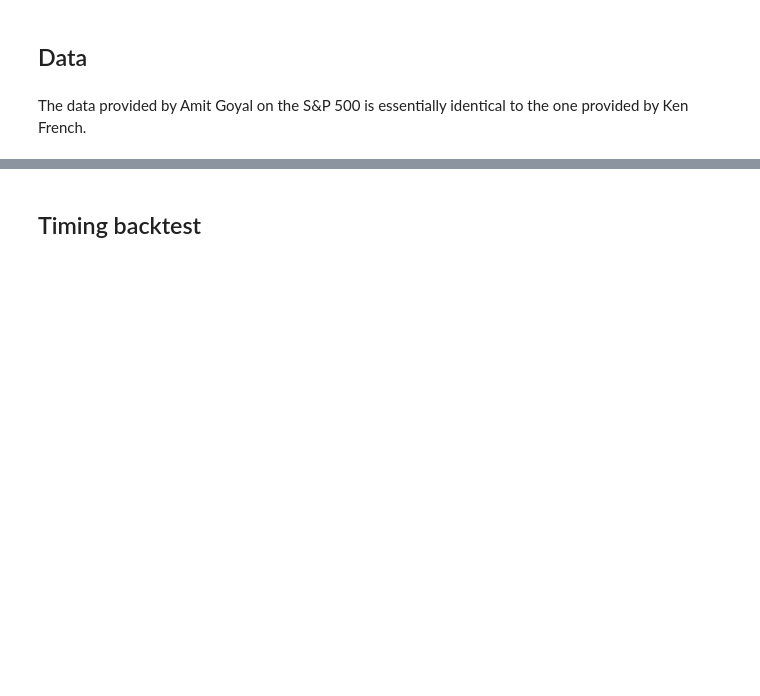
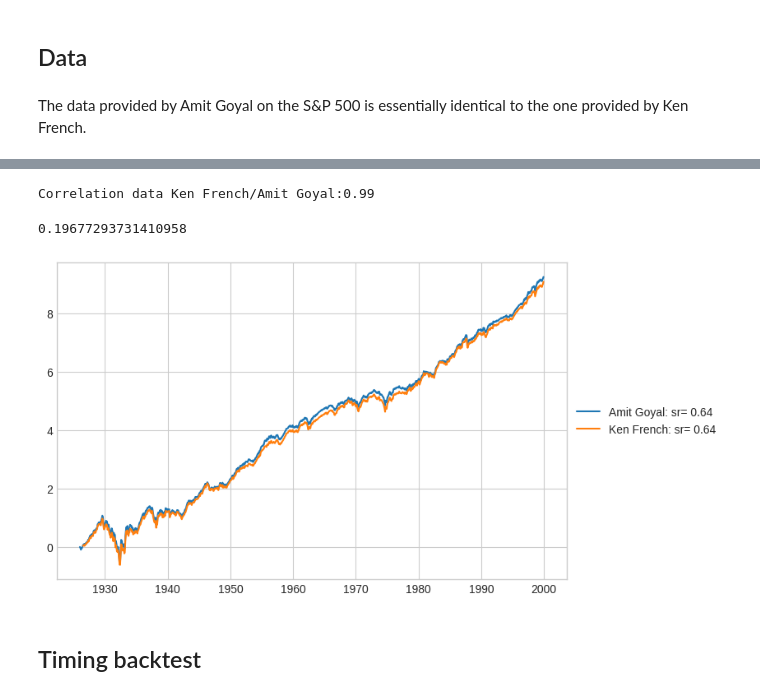
Before and after one commit to schampon/skfin, a Jupyter notebook: nbs/41_Timing_backtest_with_learning.ipynb, the cells around one changed output, grey strips where cells are left out. Drawn from its saved outputs; the diff is of its cells as text; code cells hidden in the pictures; blank space fills up the shorter version.

```diff
--- a/nbs/41_Timing_backtest_with_learning.ipynb
+++ b/nbs/41_Timing_backtest_with_learning.ipynb
@@ -78,18 +98,24 @@ ret = load_kf_returns(filename="F-F_Research_Data_Factors")["Monthly"][:"1999"]
 # %%
-corr_ = df[["CRSP_SPvw"]].corrwith(
-    ret.assign(Mkt=lambda x: x["Mkt-RF"] + x["RF"])["Mkt"]
-)["CRSP_SPvw"]
+corr_ = df[["ret"]].corrwith(ret.assign(Mkt=lambda x: x["Mkt-RF"] + x["RF"])["Mkt"])[
+    "ret"
+]
 print(f"Correlation data Ken French/Amit Goyal:{corr_:.2f}")
+# %% [output]
+Correlation data Ken French/Amit Goyal:0.99
 # %%
-df["CRSP_SPvw"].std() * np.sqrt(12)
+df["ret"].std() * np.sqrt(12)
+# %% [output]
+0.19677293731410958
 # %%
 line(
     {
-        "Amit Goyal": df["CRSP_SPvw"],
+        "Amit Goyal": df["ret"],
         "Ken French": ret.assign(Mkt=lambda x: x["Mkt-RF"] + x["RF"])["Mkt"] / 100,
     },
     cumsum=True,
 )
+# %% [output]
+[figure, added]
 # %% [markdown]
 ## Timing backtest
 # %%
```
Also changed, not shown: parts of 18 cells of this notebook, 47 other files.
